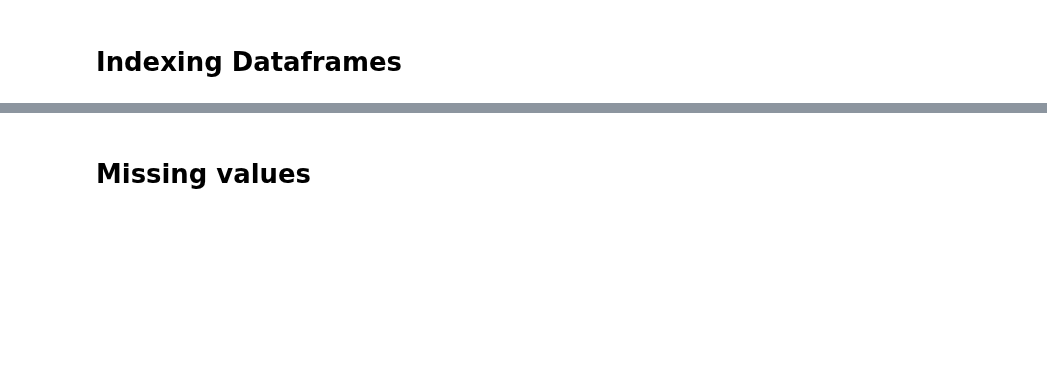
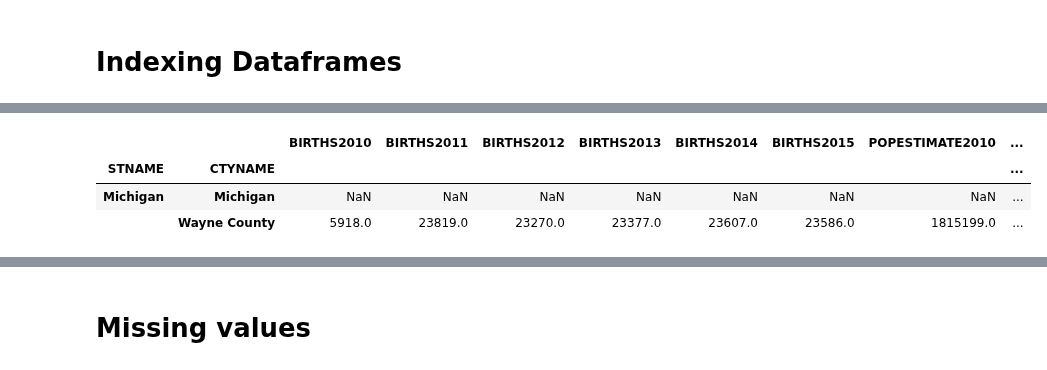
Before and after one commit to EnzoCalogero/Python_DataScience, a Jupyter notebook: course1/Week+2-Copy1.ipynb, the cells around one changed output, grey strips where cells are left out. Saved outputs shown, nothing was run; the diff lists cells and outputs as text; code cells hidden in the pictures; blank space fills up the shorter version.

```diff
--- a/course1/Week+2-Copy1.ipynb
+++ b/course1/Week+2-Copy1.ipynb
@@ -492,3 +735,8 @@ df.loc['Michigan', 'Washtenaw County']
 # %%
-df.loc[ [('Michigan', 'Washtenaw County'),
+df.loc[ [('Michigan', 'Michigan'),
          ('Michigan', 'Wayne County')] ]
+# %% [output]
+|  |  | BIRTHS2010 | BIRTHS2011 | BIRTHS2012 | BIRTHS2013 | BIRTHS2014 | BIRTHS2015 | POPESTIMATE2010 | ... |
+| STNAME | CTYNAME |  |  |  |  |  |  |  | ... |
+| Michigan | Michigan | NaN | NaN | NaN | NaN | NaN | NaN | NaN | ... |
+|  | Wayne County | 5918.0 | 23819.0 | 23270.0 | 23377.0 | 23607.0 | 23586.0 | 1815199.0 | ... |
```
Also changed, not shown: parts of 35 cells of this notebook, 15 other files.
